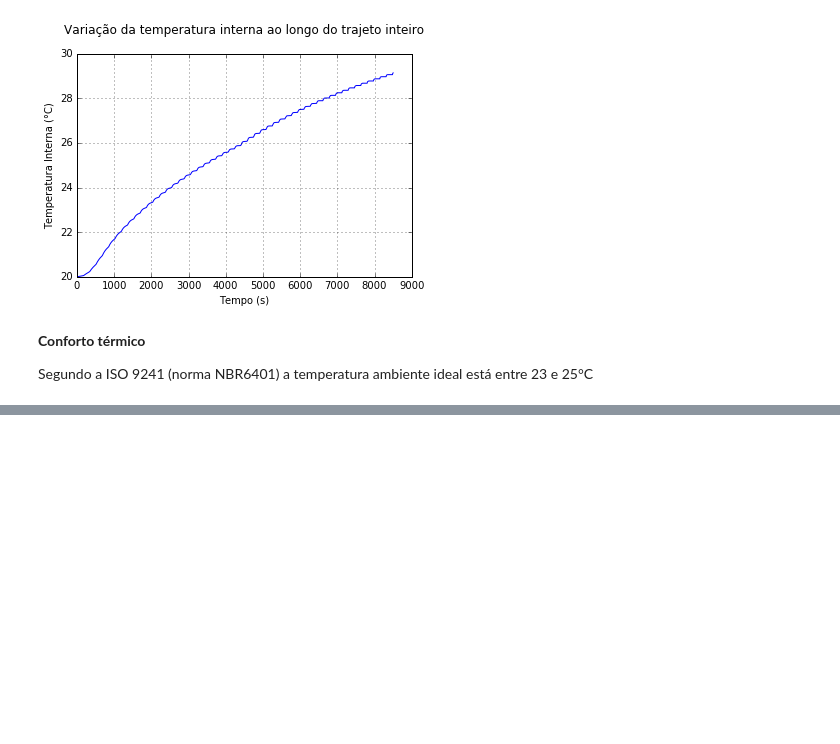
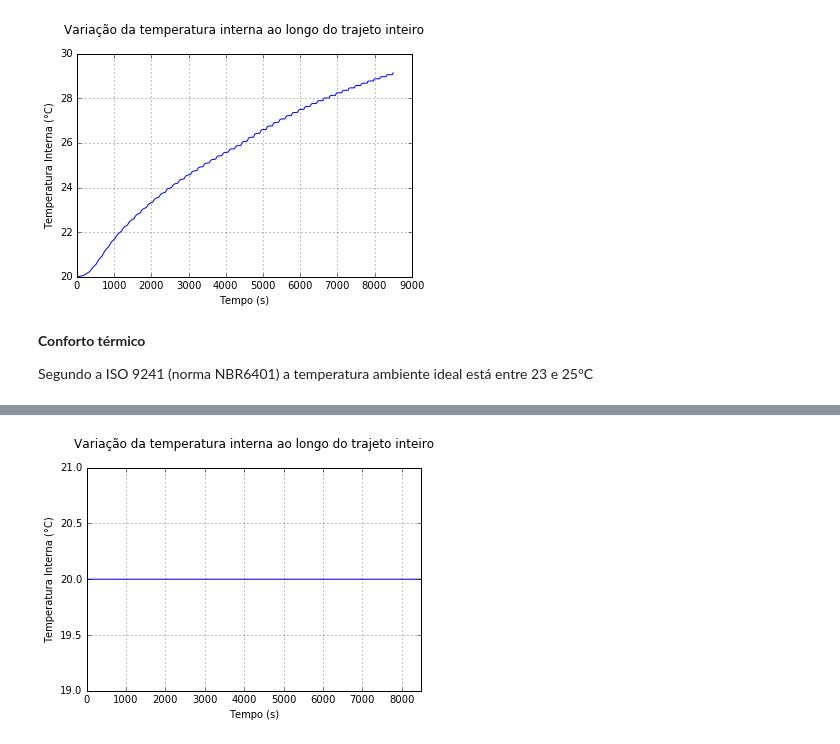
Before and after one commit to lucasfontenla/Projeto2_ModSim_BUS, a Jupyter notebook: Projeto 2 - Ônibus.ipynb, the cells around one changed output, grey strips where cells are left out. Cells and saved outputs as stored; diff of their text form; code cells hidden in the pictures; blank space fills up the shorter version.

Commit message:
Validação

```diff
--- a/Projeto 2 - Ônibus.ipynb
+++ b/Projeto 2 - Ônibus.ipynb
@@ -406,0 +407,43 @@ plotyy(numero_de_passageiros, T, lista_conforto, 'Número de passageiros', 'Temp
+# %%
+#    Talvez validação??
+
+#Lista com o número de pessoas no ônibus
+numero_de_passageiros = [0]
+T = list()
+P = list()
+
+for i in range(1, 260): #primeiras 25 paradas
+    numero_de_passageiros.append(numero_de_passageiros[i-1])
+
+for j in range(26, 51): #ultimas 25 paradas
+    numero_de_passageiros.append(numero_de_passageiros[j-1])
+
+T0 = Texterna = (20 + 273) #20°C para Kelvin
+
+for i in range(1, 51):
+    numero_ps = numero_de_passageiros[i-1]
+    lista_tempo = linspace(0*i, 150*i, 150)
+    P.append(odeint(CalculaT_mov, T0, lista_tempo, args=(Texterna,)) - 273)
+    T0 = P[-1][-1] + 273
+    lista_tempo = linspace(150*i, 170*i, 20)
+    P.append(odeint(CalculaT_stop, T0, lista_tempo, args=(Texterna,)) - 273)
+    T0 = P[-1][-1] + 273
+
+#lista_tempo = linspace(0, 170*(51-1), 170*(51-1))
+lista_tempo = range(0,8500)
+
+linhay = [36]*8500
+
+for j in range(0, 100):
+    T += list(P[j])
+
+plt.plot(lista_tempo, T, lista_tempo, linhay, "--" "r")
+#plt.annotate("Oie", xy = (600000,30), xytext = (600000,22), arrowprops=dict(facecolor='black',shrink=0.01))
+plt.ylabel("Temperatura Interna (°C)")
+plt.xlabel("Tempo (s)")
+plt.axis((0 ,8500, 19, 21))
+plt.title("Variação da temperatura interna ao longo do trajeto inteiro\n")
+plt.grid(True)
+plt.show()
+# %% [output]
+[figure, added]
```
Also changed, not shown: parts of 3 cells of this notebook.
